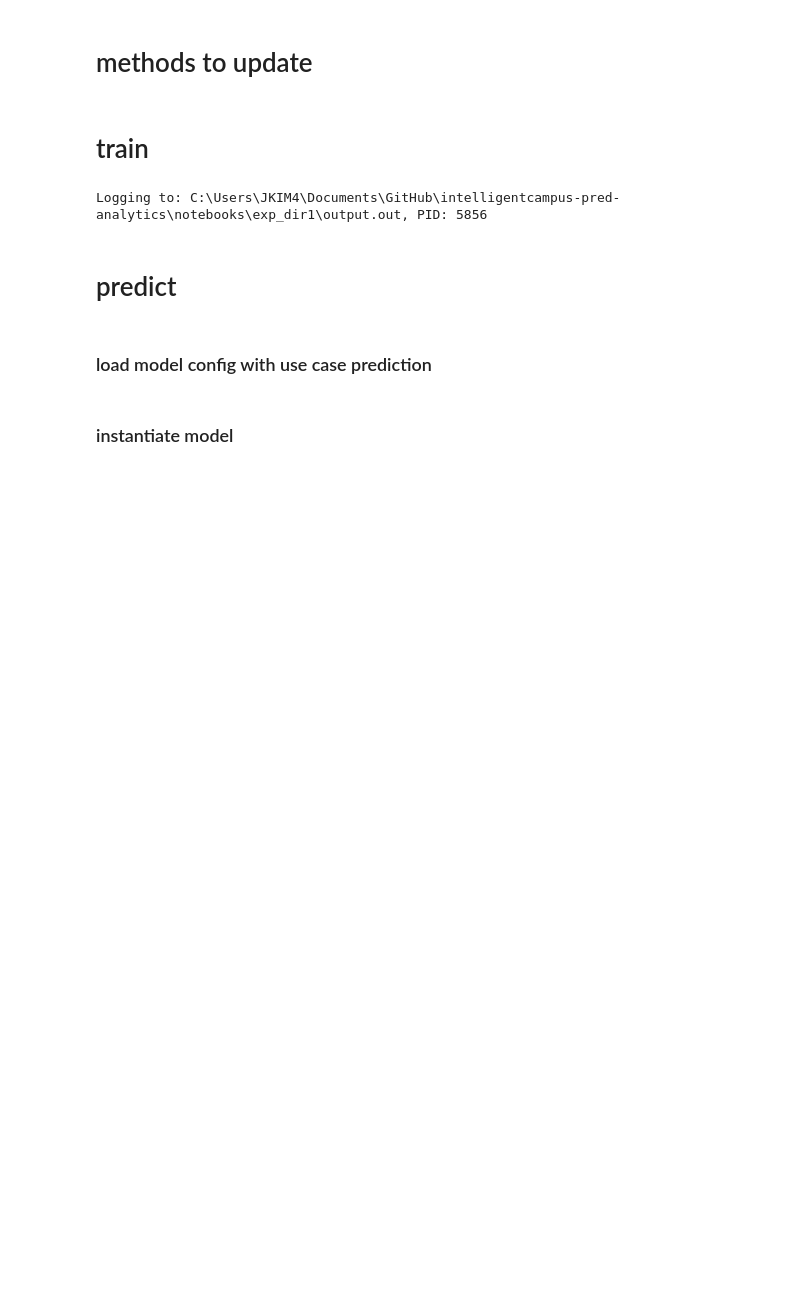
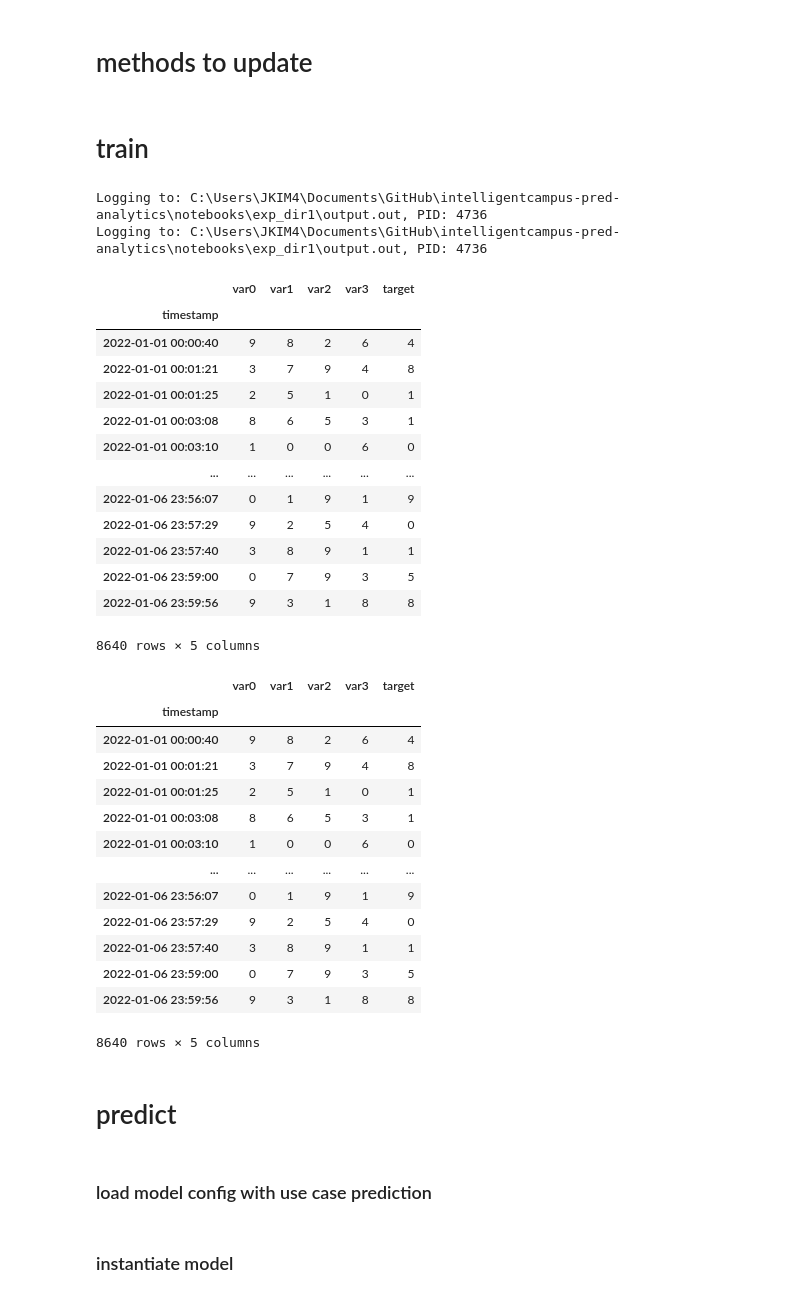
Before and after one commit to NREL/Wattile, a Jupyter notebook: notebooks/exploratory/data_processing_edge_testing.ipynb, the cells around one changed output. Drawn from its saved outputs; the diff is of its cells as text; code cells hidden in the pictures; blank space fills up the shorter version.

```diff
--- a/notebooks/exploratory/data_processing_edge_testing.ipynb
+++ b/notebooks/exploratory/data_processing_edge_testing.ipynb
@@ -350,37 +385,69 @@ init_logging(local_results_dir=configs["data_output"]["exp_dir"])
 # data source 2
 data = pd.read_csv("../../tests/fixtures/data_edge_consideration.csv", index_col=0)
 
-# ################################################################
-# # prepare data for training
-# # train_df, val_df = prep_for_rnn(configs, data)
+################################################################
+# prepare data for training
+# train_df, val_df = prep_for_rnn(configs, data)
 
-# data = _preprocess_data(configs, data)
+data = _preprocess_data(configs, data)
 
-# # if validatate with external data, write data to h5 for future testing.
-# if (
-#     configs["learning_algorithm"]["use_case"] == "validation"
-#     and configs["learning_algorithm"]["test_method"] == "external"
-# ):
-#     filepath = pathlib.Path(
-#         configs["data_input"]["data_dir"]
-#     ) / "{}_external_test.h5".format(configs["data_input"]["target_var"])
-#     data.to_hdf(filepath, key="df", mode="w")
+# if validatate with external data, write data to h5 for future testing.
+if (
+    configs["learning_algorithm"]["use_case"] == "validation"
+    and configs["learning_algorithm"]["test_method"] == "external"
+):
+    filepath = pathlib.Path(
+        configs["data_input"]["data_dir"]
+    ) / "{}_external_test.h5".format(configs["data_input"]["target_var"])
+    data.to_hdf(filepath, key="df", mode="w")
 
-# if configs["learning_algorithm"]["use_case"] == "train":
-#     train_df, val_df = input_data_split(data, configs)
+if configs["learning_algorithm"]["use_case"] == "train":
+    train_df, val_df = input_data_split(data, configs)
 
-# else:
-#     train_df, val_df = pd.DataFrame(), data
+else:
+    train_df, val_df = pd.DataFrame(), data
 
-# ################################################################
-# # create model
-# model = ModelFactory.create_model(configs)
+################################################################
+# create model
+model = ModelFactory.create_model(configs)
 
-# ################################################################
-# # train model
-# results = model.train(train_df, val_df)
+################################################################
+# train model
+results = model.train(train_df, val_df)
 # %% [output]
-Logging to: C:\Users\JKIM4\Documents\GitHub\intelligentcampus-pred-analytics\notebooks\exp_dir1\output.out, PID: 5856
+Logging to: C:\Users\JKIM4\Documents\GitHub\intelligentcampus-pred-analytics\notebooks\exp_dir1\output.out, PID: 4736
+Logging to: C:\Users\JKIM4\Documents\GitHub\intelligentcampus-pred-analytics\notebooks\exp_dir1\output.out, PID: 4736
+# %%
+data
+# %% [output]
+|  | var0 | var1 | var2 | var3 | target |
+| timestamp |  |  |  |  |  |
+| 2022-01-01 00:00:40 | 9 | 8 | 2 | 6 | 4 |
+| 2022-01-01 00:01:21 | 3 | 7 | 9 | 4 | 8 |
+| 2022-01-01 00:01:25 | 2 | 5 | 1 | 0 | 1 |
+| 2022-01-01 00:03:08 | 8 | 6 | 5 | 3 | 1 |
+| 2022-01-01 00:03:10 | 1 | 0 | 0 | 6 | 0 |
+| ... | ... | ... | ... | ... | ... |
+| 2022-01-06 23:56:07 | 0 | 1 | 9 | 1 | 9 |
+| 2022-01-06 23:57:29 | 9 | 2 | 5 | 4 | 0 |
+| 2022-01-06 23:57:40 | 3 | 8 | 9 | 1 | 1 |
+| 2022-01-06 23:59:00 | 0 | 7 | 9 | 3 | 5 |
+| 2022-01-06 23:59:56 | 9 | 3 | 1 | 8 | 8 |
+8640 rows × 5 columns
+|  | var0 | var1 | var2 | var3 | target |
+| timestamp |  |  |  |  |  |
+| 2022-01-01 00:00:40 | 9 | 8 | 2 | 6 | 4 |
+| 2022-01-01 00:01:21 | 3 | 7 | 9 | 4 | 8 |
+| 2022-01-01 00:01:25 | 2 | 5 | 1 | 0 | 1 |
+| 2022-01-01 00:03:08 | 8 | 6 | 5 | 3 | 1 |
+| 2022-01-01 00:03:10 | 1 | 0 | 0 | 6 | 0 |
+| ... | ... | ... | ... | ... | ... |
+| 2022-01-06 23:56:07 | 0 | 1 | 9 | 1 | 9 |
+| 2022-01-06 23:57:29 | 9 | 2 | 5 | 4 | 0 |
+| 2022-01-06 23:57:40 | 3 | 8 | 9 | 1 | 1 |
+| 2022-01-06 23:59:00 | 0 | 7 | 9 | 3 | 5 |
+| 2022-01-06 23:59:56 | 9 | 3 | 1 | 8 | 8 |
+8640 rows × 5 columns
 # %% [markdown]
 # predict
 # %% [markdown]
```
Also changed, not shown: parts of 3 cells of this notebook.
